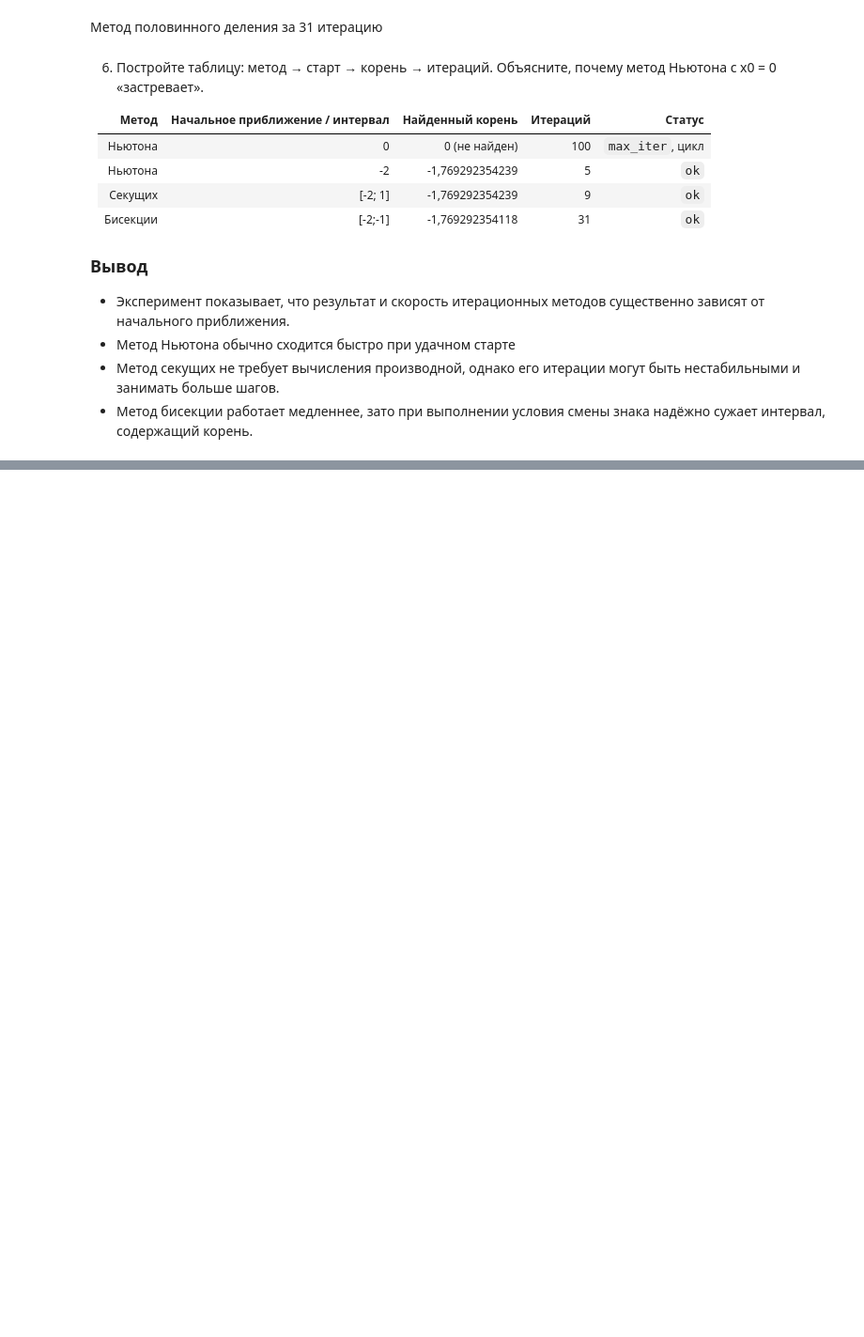
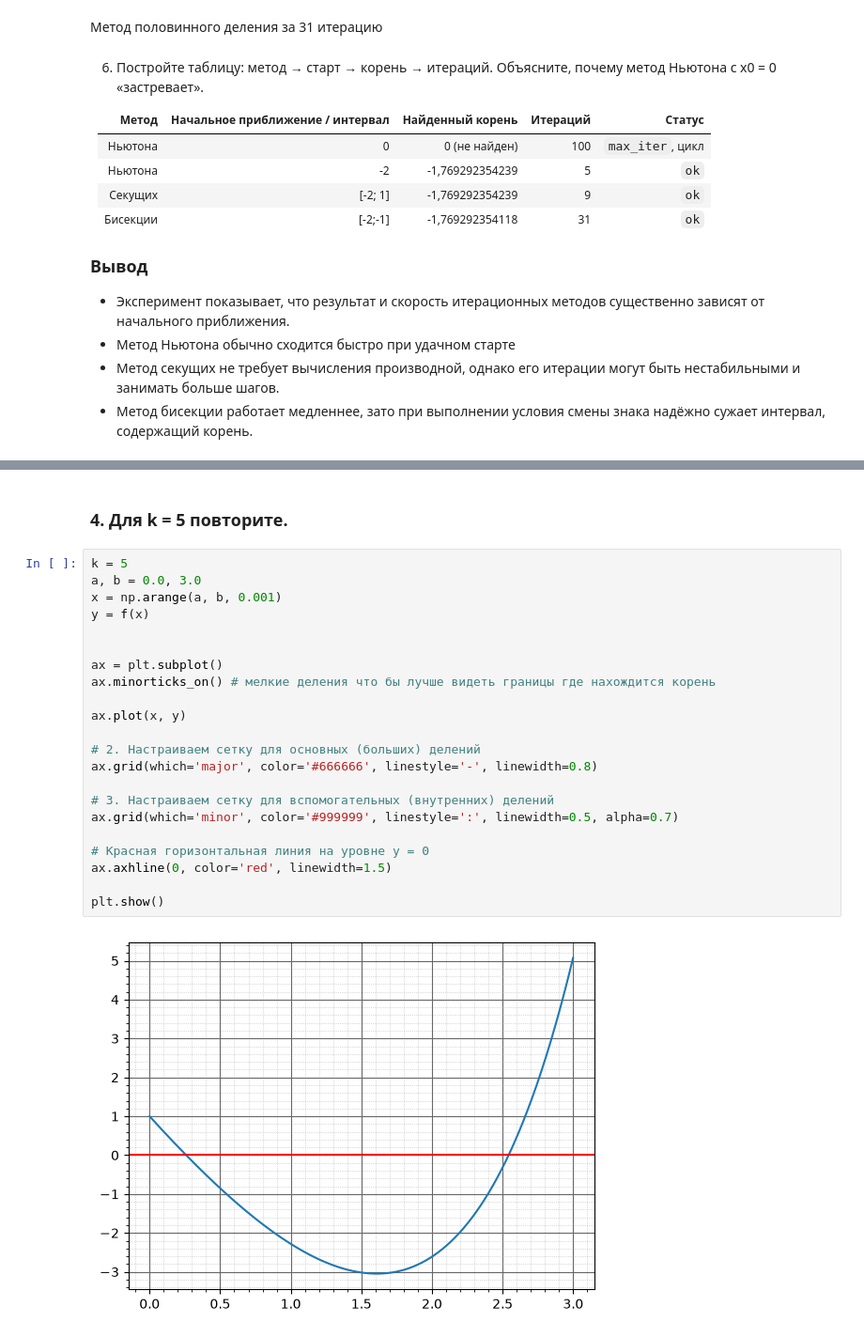
Before and after one commit to SpideErik/numerical_methods, a Jupyter notebook: classwork_05/report.ipynb, the cells around one changed output, grey strips where cells are left out. Shown at 94% size. Saved outputs shown, nothing was run; the diff lists cells and outputs as text; blank space fills up the shorter version.

```diff
--- a/classwork_05/report.ipynb
+++ b/classwork_05/report.ipynb
@@ -282,0 +457,26 @@ print(f"итераций: {len(j1)}")
+# %% [markdown]
+### 4. Для k = 5 повторите.
+# %%
+k = 5
+a, b = 0.0, 3.0
+x = np.arange(a, b, 0.001)
+y = f(x)
+
+
+ax = plt.subplot()
+ax.minorticks_on() # мелкие деления что бы лучше видеть границы где нахождится корень
+
+ax.plot(x, y)
+
+# 2. Настраиваем сетку для основных (больших) делений
+ax.grid(which='major', color='#666666', linestyle='-', linewidth=0.8)
+
+# 3. Настраиваем сетку для вспомогательных (внутренних) делений
+ax.grid(which='minor', color='#999999', linestyle=':', linewidth=0.5, alpha=0.7)
+
+# Красная горизонтальная линия на уровне y = 0
+ax.axhline(0, color='red', linewidth=1.5)
+
+plt.show()
+# %% [output]
+[figure, added]
```
Also changed, not shown: parts of 12 cells of this notebook, 7 other files.
